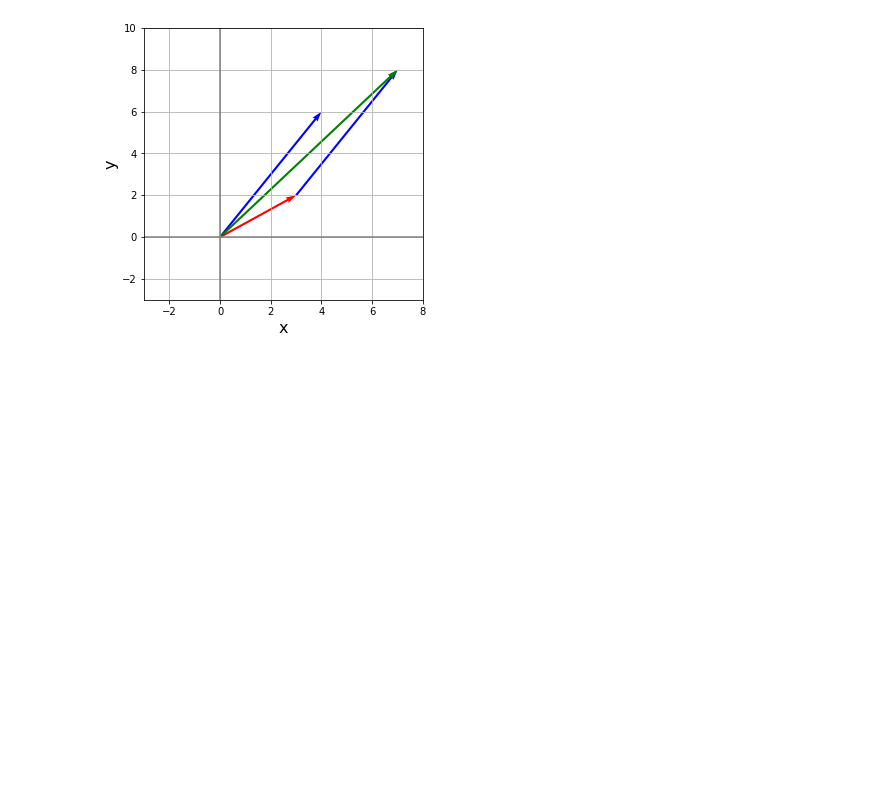
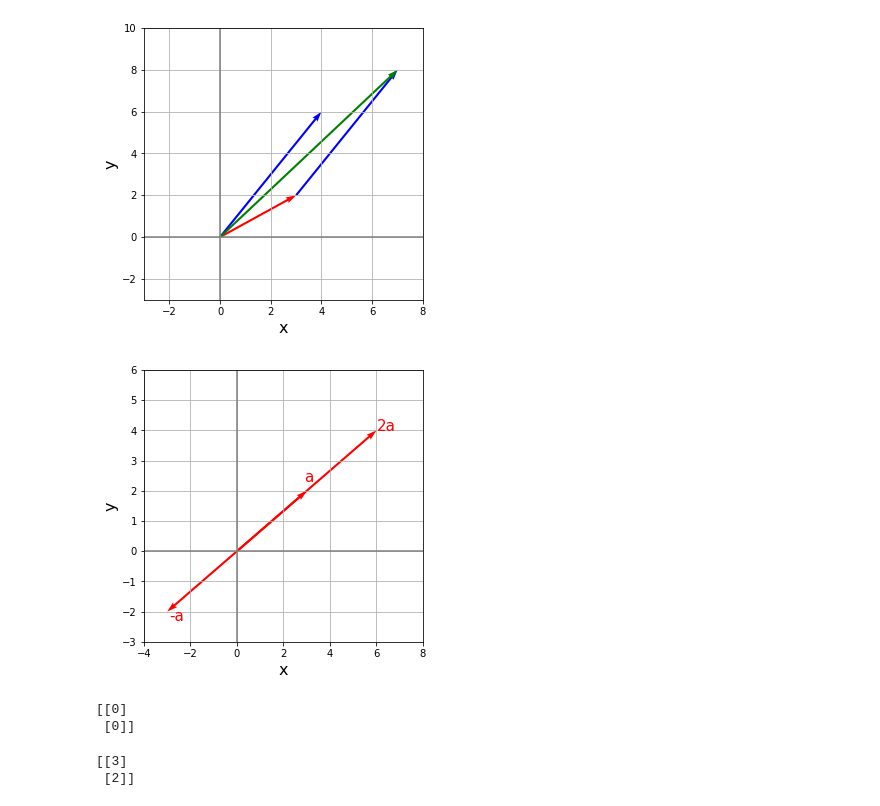
Before and after one commit to TomohiroSakaguchi/LinerAlgebra, a Jupyter notebook: Chap_1_vector/Vector.ipynb, the cells around one changed output. Saved outputs shown, nothing was run; the diff lists cells and outputs as text; code cells hidden in the pictures; blank space fills up the shorter version.

```diff
--- a/Chap_1_vector/Vector.ipynb
+++ b/Chap_1_vector/Vector.ipynb
@@ -82,3 +82,43 @@ visual_vector(ax, [0, 0], a + b, "green")
 plt.show()
 # %% [output]
 [figure]
+# %%
+#ベクトルのスカラー倍
+a2 = 2*a
+a3 = (-1)*a
+#a3を特に逆ベクトルと呼ぶ
+
+# FigureとAxes
+fig = plt.figure(figsize = (5, 5))
+ax = fig.add_subplot(111)
+
+# 座標を設定
+coordinate(ax, [-4, 8], [-3, 6])
+
+# [0,0]を始点にv1を描画
+visual_vector(ax, [0, 0], a, "red")
+ax.text(a[0]-0.1,a[1]+0.3, "a", color = "red", size = 15)
+
+# [0,0]を始点にv1を描画
+visual_vector(ax, [0, 0], 2*a, "red")
+ax.text(a2[0],a2[1], "2a", color = "red", size = 15)
+
+# [0,0]を始点にv1を描画
+visual_vector(ax, [0, 0], (-1)*a, "red")
+ax.text(a3[0]+0.1,a3[1]-0.3, "-a", color = "red", size = 15)
+
+plt.show()
+# %% [output]
+[figure, added]
+# %%
+c = a+a3
+print(c)
+# %% [output]
+[[0]
+ [0]]
+# %%
+d = a+c
+print(d)
+# %% [output]
+[[3]
+ [2]]
```
Also changed, not shown: parts of 3 cells of this notebook.
